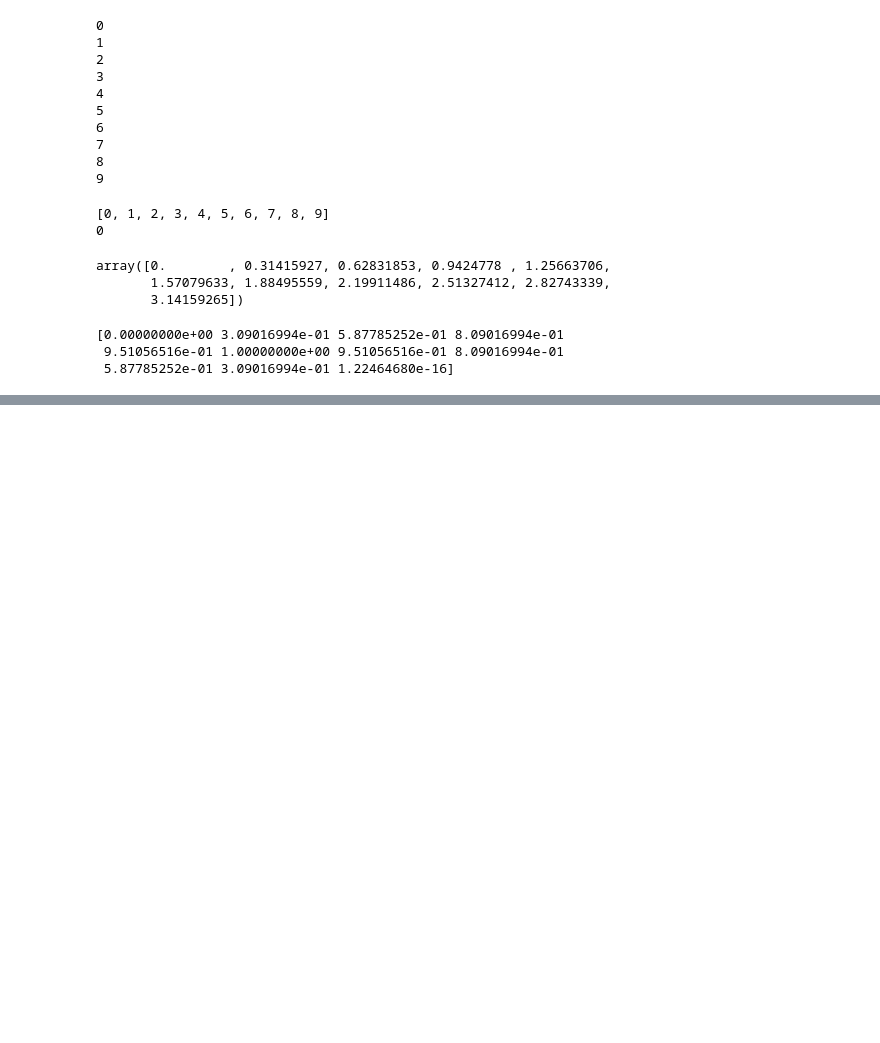
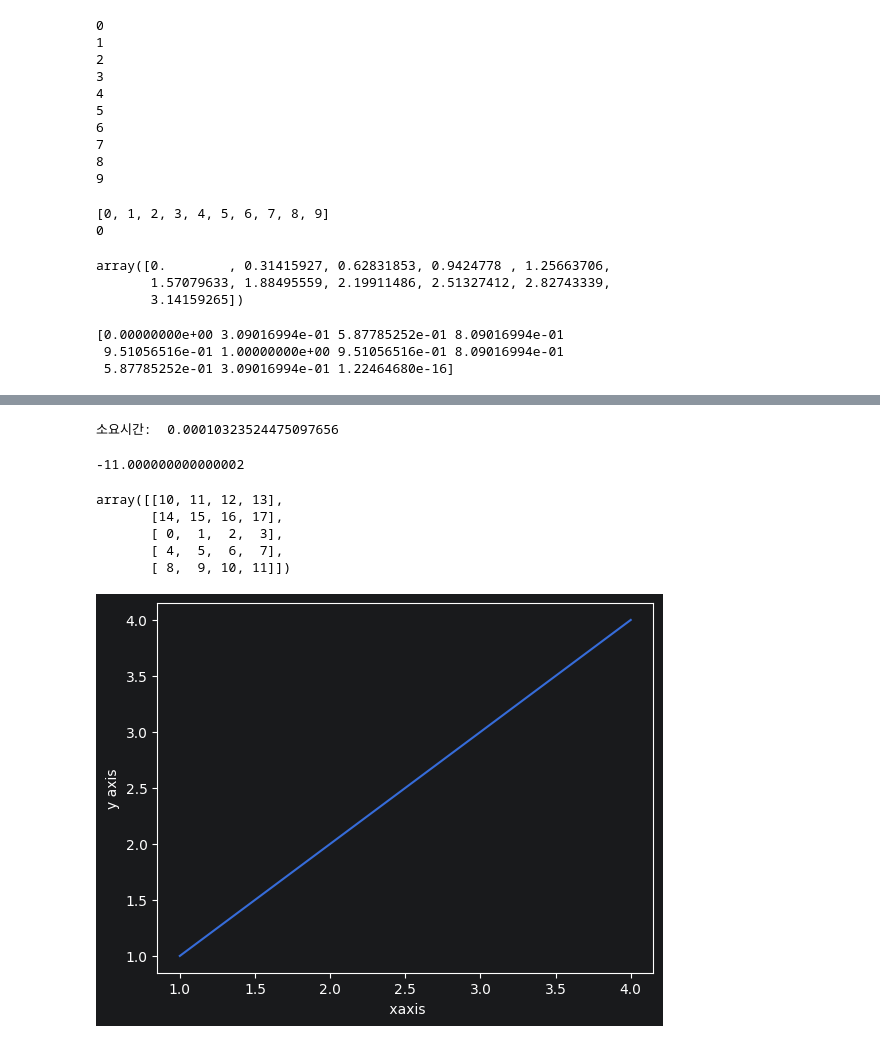
Before and after one commit to ChanPark03/chanpark-ML-2026, a Jupyter notebook: numpy/ex_01.ipynb, the cells around one changed output, grey strips where cells are left out. Cells and saved outputs as stored; diff of their text form; code cells hidden in the pictures; blank space fills up the shorter version.

```diff
--- a/numpy/ex_01.ipynb
+++ b/numpy/ex_01.ipynb
@@ -106,0 +200,14 @@ print(np.sin(a))
+# %%
+arr_a = np.random.rand(100)
+arr_b = np.random.rand(100)
+result = np.zeros(100)
+
+
+
+
+start = time.time()
+result = arr_a * arr_b
+end = time.time()
+print('소요시간: ', end - start)
+# %% [output]
+소요시간:  0.00010323524475097656
@@ -106,0 +217,17 @@ print(np.sin(a))
+# %%
+A = np.array([[1, 1, -1], [2, -1, 3], [1, 2, 1]], dtype='int32')
+det_a = np.linalg.det(A)
+print(det_a)
+# %% [output]
+-11.000000000000002
+# %%
+a = np.arange(10,18).reshape(2,4)
+b = np.arange(12).reshape(3,4)
+
+np.vstack((a,b))
+# %% [output]
+array([[10, 11, 12, 13],
+       [14, 15, 16, 17],
+       [ 0,  1,  2,  3],
+       [ 4,  5,  6,  7],
+       [ 8,  9, 10, 11]])
@@ -106,0 +236,7 @@ print(np.sin(a))
+# %%
+plt.plot([1,2,3,4,], [1,2,3,4,])
+plt.xlabel("x axis")
+plt.ylabel("y axis")
+plt.show()
+# %% [output]
+[figure, added]
```
Also changed, not shown: parts of 17 cells of this notebook, 3 other files.
